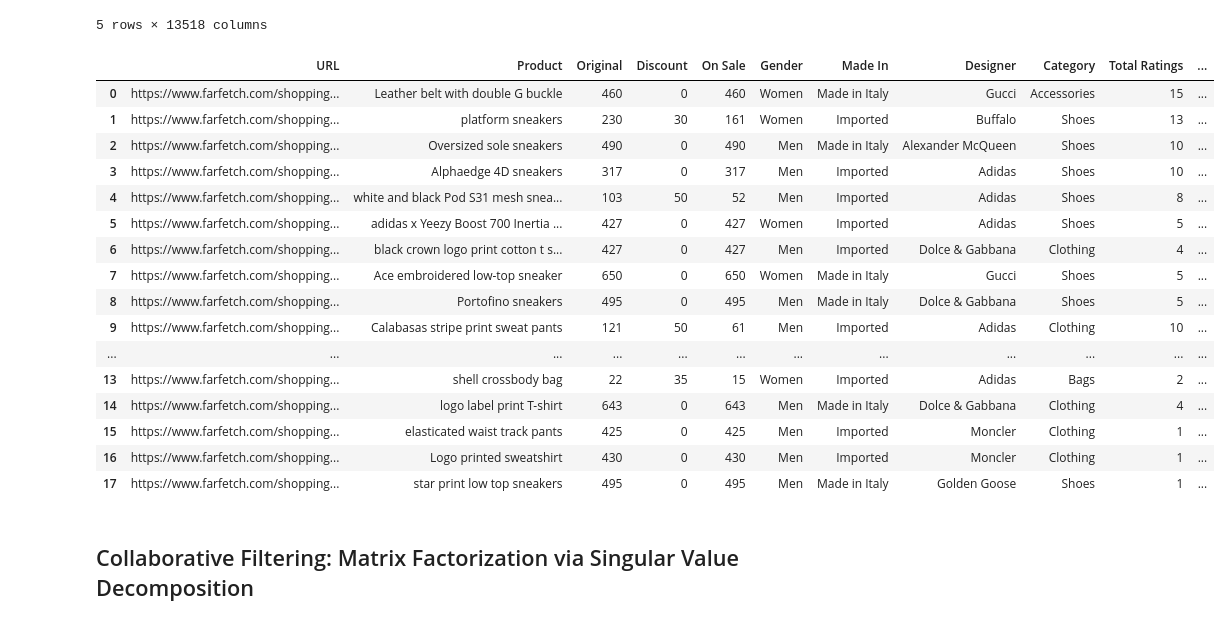
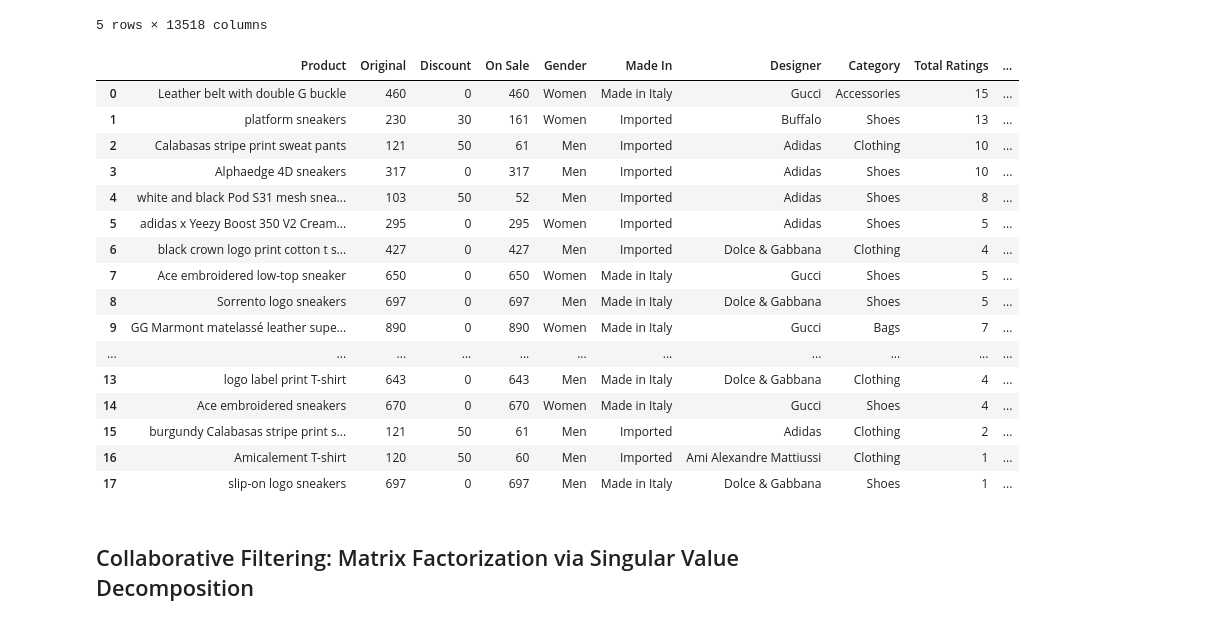
Before and after one commit to acdick/touch_driven_recommender_engines, a Jupyter notebook: Source/03_Recommender_Systems.ipynb, the cells around one changed output. Cells and saved outputs as stored; diff of their text form; code cells hidden in the pictures.

```diff
--- a/Source/03_Recommender_Systems.ipynb
+++ b/Source/03_Recommender_Systems.ipynb
@@ -93,27 +93,27 @@ correlation.head()
 # %%
 for i in range(3):
     ff.content_based_similarity()
     ff.update_last_rating(np.random.randint(low=1, high=6))
 
-ff.recommender_system.recommender_history
+ff.recommender_system.recommender_history.drop(['URL'], axis=1)
 # %% [output]
-|  | URL | Product | Original | Discount | On Sale | Gender | Made In | Designer | Category | Total Ratings | ... |
-| 0 | https://www.farfetch.com/shopping... | Leather belt with double G buckle | 460 | 0 | 460 | Women | Made in Italy | Gucci | Accessories | 15 | ... |
-| 1 | https://www.farfetch.com/shopping... | platform sneakers | 230 | 30 | 161 | Women | Imported | Buffalo | Shoes | 13 | ... |
-| 2 | https://www.farfetch.com/shopping... | Oversized sole sneakers | 490 | 0 | 490 | Men | Made in Italy | Alexander McQueen | Shoes | 10 | ... |
-| 3 | https://www.farfetch.com/shopping... | Alphaedge 4D sneakers | 317 | 0 | 317 | Men | Imported | Adidas | Shoes | 10 | ... |
-| 4 | https://www.farfetch.com/shopping... | white and black Pod S31 mesh snea... | 103 | 50 | 52 | Men | Imported | Adidas | Shoes | 8 | ... |
-| 5 | https://www.farfetch.com/shopping... | adidas x Yeezy Boost 700 Inertia ... | 427 | 0 | 427 | Women | Imported | Adidas | Shoes | 5 | ... |
-| 6 | https://www.farfetch.com/shopping... | black crown logo print cotton t s... | 427 | 0 | 427 | Men | Imported | Dolce & Gabbana | Clothing | 4 | ... |
-| 7 | https://www.farfetch.com/shopping... | Ace embroidered low-top sneaker | 650 | 0 | 650 | Women | Made in Italy | Gucci | Shoes | 5 | ... |
-| 8 | https://www.farfetch.com/shopping... | Portofino sneakers | 495 | 0 | 495 | Men | Made in Italy | Dolce & Gabbana | Shoes | 5 | ... |
-| 9 | https://www.farfetch.com/shopping... | Calabasas stripe print sweat pants | 121 | 50 | 61 | Men | Imported | Adidas | Clothing | 10 | ... |
-| ... | ... | ... | ... | ... | ... | ... | ... | ... | ... | ... | ... |
-| 13 | https://www.farfetch.com/shopping... | shell crossbody bag | 22 | 35 | 15 | Women | Imported | Adidas | Bags | 2 | ... |
-| 14 | https://www.farfetch.com/shopping... | logo label print T-shirt | 643 | 0 | 643 | Men | Made in Italy | Dolce & Gabbana | Clothing | 4 | ... |
-| 15 | https://www.farfetch.com/shopping... | elasticated waist track pants | 425 | 0 | 425 | Men | Imported | Moncler | Clothing | 1 | ... |
-| 16 | https://www.farfetch.com/shopping... | Logo printed sweatshirt | 430 | 0 | 430 | Men | Imported | Moncler | Clothing | 1 | ... |
-| 17 | https://www.farfetch.com/shopping... | star print low top sneakers | 495 | 0 | 495 | Men | Made in Italy | Golden Goose | Shoes | 1 | ... |
+|  | Product | Original | Discount | On Sale | Gender | Made In | Designer | Category | Total Ratings | ... |
+| 0 | Leather belt with double G buckle | 460 | 0 | 460 | Women | Made in Italy | Gucci | Accessories | 15 | ... |
+| 1 | platform sneakers | 230 | 30 | 161 | Women | Imported | Buffalo | Shoes | 13 | ... |
+| 2 | Calabasas stripe print sweat pants | 121 | 50 | 61 | Men | Imported | Adidas | Clothing | 10 | ... |
+| 3 | Alphaedge 4D sneakers | 317 | 0 | 317 | Men | Imported | Adidas | Shoes | 10 | ... |
+| 4 | white and black Pod S31 mesh snea... | 103 | 50 | 52 | Men | Imported | Adidas | Shoes | 8 | ... |
+| 5 | adidas x Yeezy Boost 350 V2 Cream... | 295 | 0 | 295 | Women | Imported | Adidas | Shoes | 5 | ... |
+| 6 | black crown logo print cotton t s... | 427 | 0 | 427 | Men | Imported | Dolce & Gabbana | Clothing | 4 | ... |
+| 7 | Ace embroidered low-top sneaker | 650 | 0 | 650 | Women | Made in Italy | Gucci | Shoes | 5 | ... |
+| 8 | Sorrento logo sneakers | 697 | 0 | 697 | Men | Made in Italy | Dolce & Gabbana | Shoes | 5 | ... |
+| 9 | GG Marmont matelassé leather supe... | 890 | 0 | 890 | Women | Made in Italy | Gucci | Bags | 7 | ... |
+| ... | ... | ... | ... | ... | ... | ... | ... | ... | ... | ... |
+| 13 | logo label print T-shirt | 643 | 0 | 643 | Men | Made in Italy | Dolce & Gabbana | Clothing | 4 | ... |
+| 14 | Ace embroidered sneakers | 670 | 0 | 670 | Women | Made in Italy | Gucci | Shoes | 4 | ... |
+| 15 | burgundy Calabasas stripe print s... | 121 | 50 | 61 | Men | Imported | Adidas | Clothing | 2 | ... |
+| 16 | Amicalement T-shirt | 120 | 50 | 60 | Men | Imported | Ami Alexandre Mattiussi | Clothing | 1 | ... |
+| 17 | slip-on logo sneakers | 697 | 0 | 697 | Men | Made in Italy | Dolce & Gabbana | Shoes | 1 | ... |
 # %% [markdown]
 ## Collaborative Filtering: Matrix Factorization via Singular Value Decomposition
 # %%
```
Also changed, not shown: parts of 10 cells of this notebook, 7 other files.
